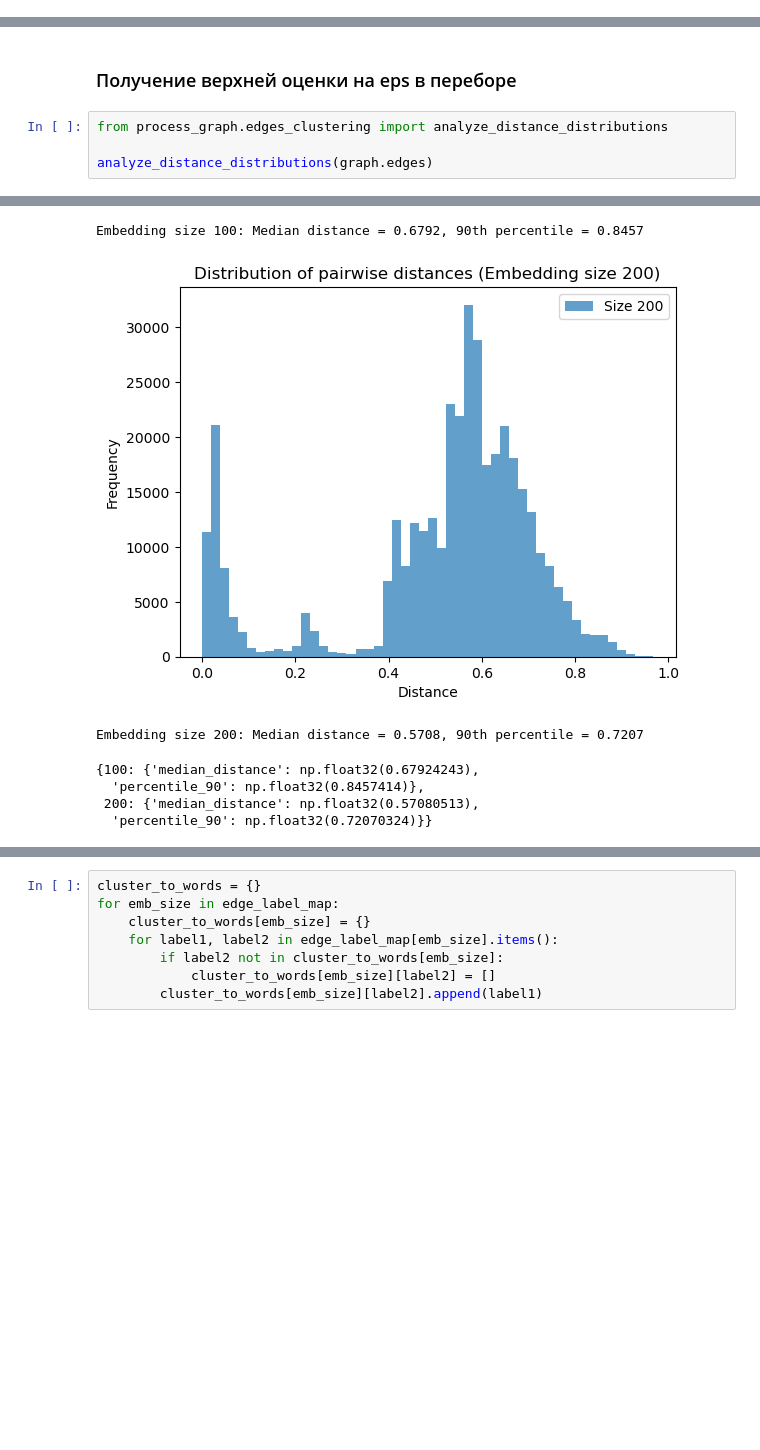
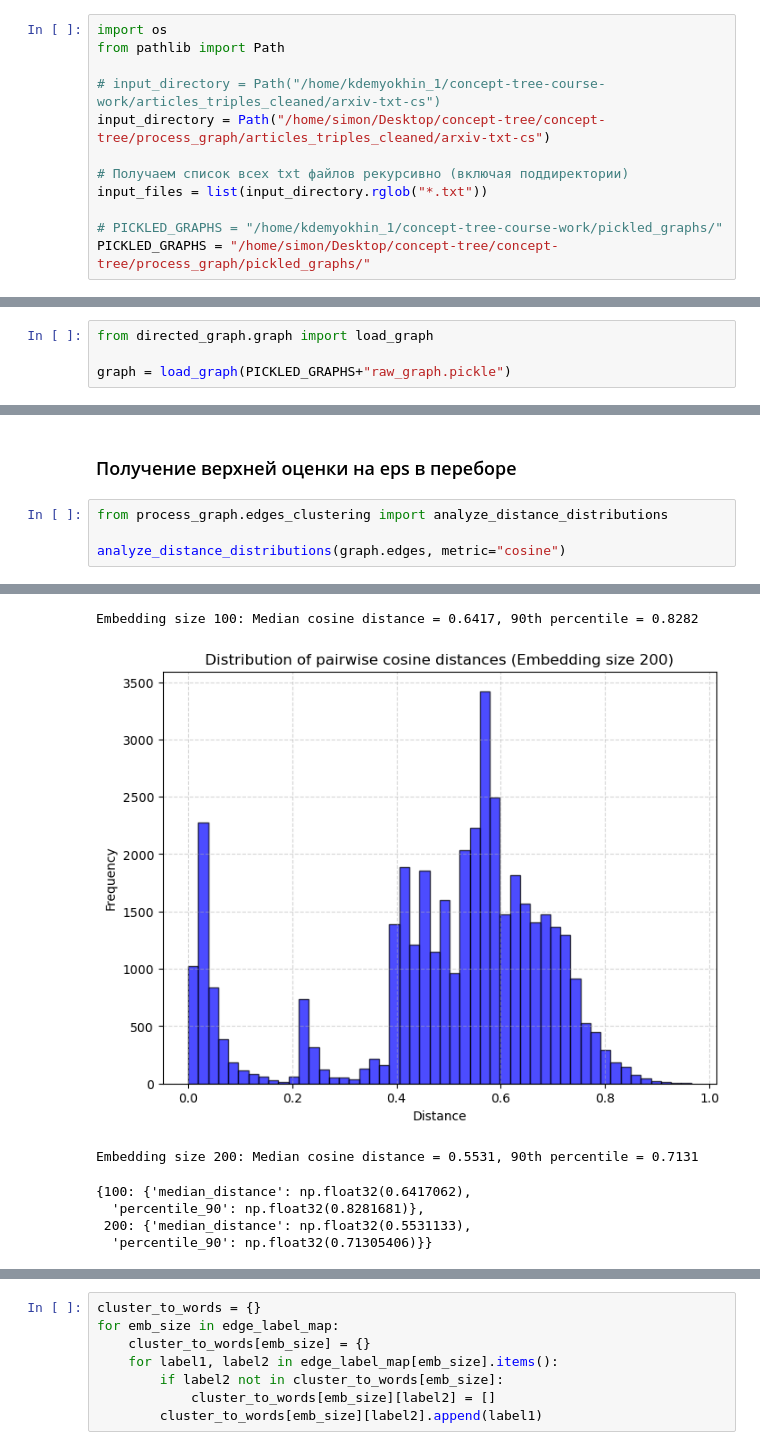
Before and after one commit to dmtr-m/concept-tree, a Jupyter notebook: 02_pipeline_clusterize.ipynb, the cells around one changed output, grey strips where cells are left out. Saved outputs shown, nothing was run; the diff lists cells and outputs as text; blank space fills up the shorter version.

```diff
--- a/02_pipeline_clusterize.ipynb
+++ b/02_pipeline_clusterize.ipynb
@@ -3 +1,13 @@ import tqdm
+# %%
+import os
+from pathlib import Path
+
+# input_directory = Path("/home/kdemyokhin_1/concept-tree-course-work/articles_triples_cleaned/arxiv-txt-cs")
+input_directory = Path("/home/simon/Desktop/concept-tree/concept-tree/process_graph/articles_triples_cleaned/arxiv-txt-cs")
+
+# Получаем список всех txt файлов рекурсивно (включая поддиректории)
+input_files = list(input_directory.rglob("*.txt"))
+
+# PICKLED_GRAPHS = "/home/kdemyokhin_1/concept-tree-course-work/pickled_graphs/"
+PICKLED_GRAPHS = "/home/simon/Desktop/concept-tree/concept-tree/process_graph/pickled_graphs/"
 # %%
@@ -40,0 +55,4 @@ for path in paths:
+# %%
+from directed_graph.graph import load_graph
+
+graph = load_graph(PICKLED_GRAPHS+"raw_graph.pickle")
@@ -45,5 +83,5 @@ for path in paths:
 # %%
 from process_graph.edges_clustering import analyze_distance_distributions
 
-analyze_distance_distributions(graph.edges)
+analyze_distance_distributions(graph.edges, metric="cosine")
 # %% [output]
@@ -51,7 +89,7 @@ analyze_distance_distributions(graph.edges)
-Embedding size 100: Median distance = 0.6792, 90th percentile = 0.8457
+Embedding size 100: Median cosine distance = 0.6417, 90th percentile = 0.8282
-[figure, old version]
+[figure, new version]
-Embedding size 200: Median distance = 0.5708, 90th percentile = 0.7207
+Embedding size 200: Median cosine distance = 0.5531, 90th percentile = 0.7131
-{100: {'median_distance': np.float32(0.67924243),
-  'percentile_90': np.float32(0.8457414)},
- 200: {'median_distance': np.float32(0.57080513),
-  'percentile_90': np.float32(0.72070324)}}
+{100: {'median_distance': np.float32(0.6417062),
+  'percentile_90': np.float32(0.8281681)},
+ 200: {'median_distance': np.float32(0.5531133),
+  'percentile_90': np.float32(0.71305406)}}
```
Also changed, not shown: parts of 22 cells of this notebook, 1 other file.
